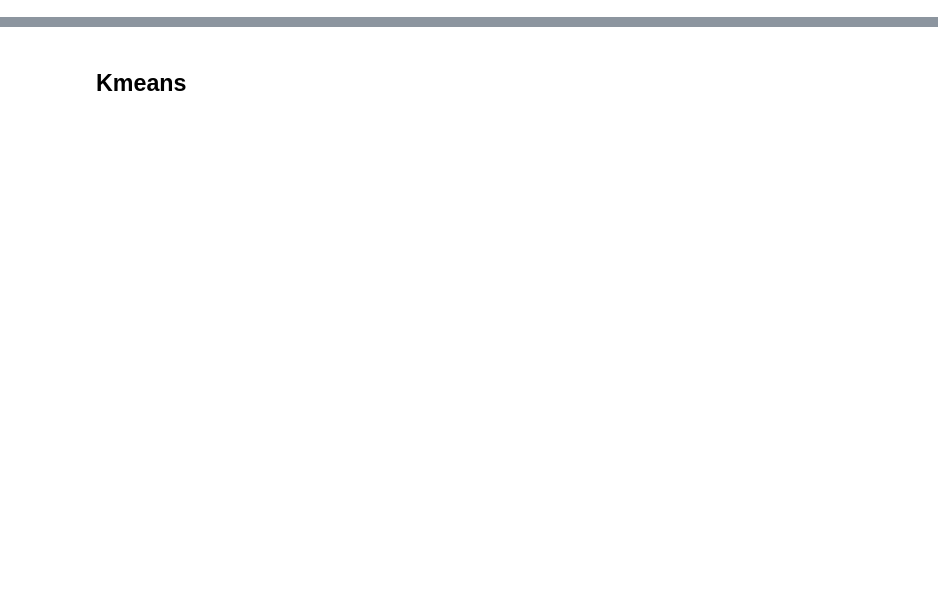
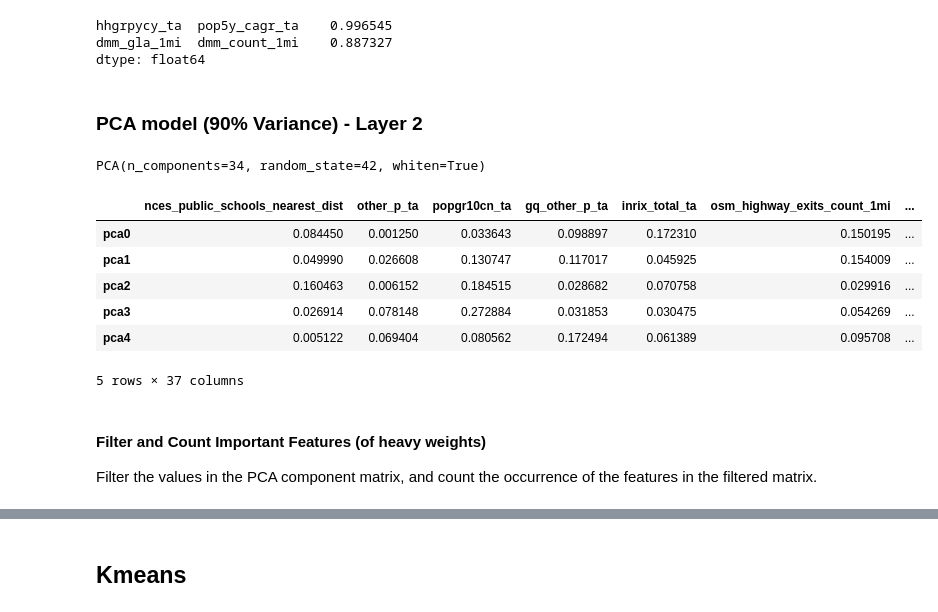
Before and after one commit to mozhao0331/Restaurant_Segmentation_Analysis, a Jupyter notebook: doc/subway/initial_model_sub.ipynb, the cells around one changed output, grey strips where cells are left out. Cells and saved outputs as stored; diff of their text form; code cells hidden in the pictures; blank space fills up the shorter version.

```diff
--- a/doc/subway/initial_model_sub.ipynb
+++ b/doc/subway/initial_model_sub.ipynb
@@ -82,0 +144,14 @@ column_names.sort()
+# %%
+def corr_pair_drop(feature_pairs, corr_with_target):
+    selected, discarded = [], []
+    for f1, f2 in feature_pairs:
+        if abs(corr_with_target[f1]) < abs(corr_with_target[f2]):
+            selected.append(f2)
+            discarded.append(f1)
+        else:
+            selected.append(f1)
+            discarded.append(f2)
+    final_discarded = set(discarded) - set(selected)
+    return list(final_discarded)
+# %%
+corr_drop_list = corr_pair_drop(correlated_pairs.index, pca_feature_weight)
@@ -82,0 +160,3 @@ column_names.sort()
+# %%
+reduced_train.drop(columns=corr_drop_list, inplace=True)
+reduced_test.drop(columns=corr_drop_list, inplace=True)
@@ -82,0 +172,32 @@ column_names.sort()
+# %%
+correlated_pairs = corr_pair(reduced_train.corr())
+correlated_pairs[:20:2]
+# %% [output]
+hhgrpycy_ta  pop5y_cagr_ta    0.996545
+dmm_gla_1mi  dmm_count_1mi    0.887327
+dtype: float64
+# %% [markdown]
+### PCA model (90% Variance) - Layer 2
+# %%
+pca_2 = PCA(n_components=34, whiten=True, random_state=42)
+pca_2.fit(reduced_train)
+# %% [output]
+PCA(n_components=34, random_state=42, whiten=True)
+# %%
+transformed_features = pd.DataFrame(
+    abs(pca_2.components_),
+    columns=reduced_train.columns.tolist(),
+    index=pca_2.get_feature_names_out(reduced_train.columns.tolist()))
+transformed_features.head()
+# %% [output]
+|  | nces_public_schools_nearest_dist | other_p_ta | popgr10cn_ta | gq_other_p_ta | inrix_total_ta | osm_highway_exits_count_1mi | ... |
+| pca0 | 0.084450 | 0.001250 | 0.033643 | 0.098897 | 0.172310 | 0.150195 | ... |
+| pca1 | 0.049990 | 0.026608 | 0.130747 | 0.117017 | 0.045925 | 0.154009 | ... |
+| pca2 | 0.160463 | 0.006152 | 0.184515 | 0.028682 | 0.070758 | 0.029916 | ... |
+| pca3 | 0.026914 | 0.078148 | 0.272884 | 0.031853 | 0.030475 | 0.054269 | ... |
+| pca4 | 0.005122 | 0.069404 | 0.080562 | 0.172494 | 0.061389 | 0.095708 | ... |
+5 rows × 37 columns
+# %% [markdown]
+#### Filter and Count Important Features (of heavy weights)
+
+Filter the values in the PCA component matrix, and count the occurrence of the features in the filtered matrix.
```
Also changed, not shown: parts of 63 cells of this notebook.
